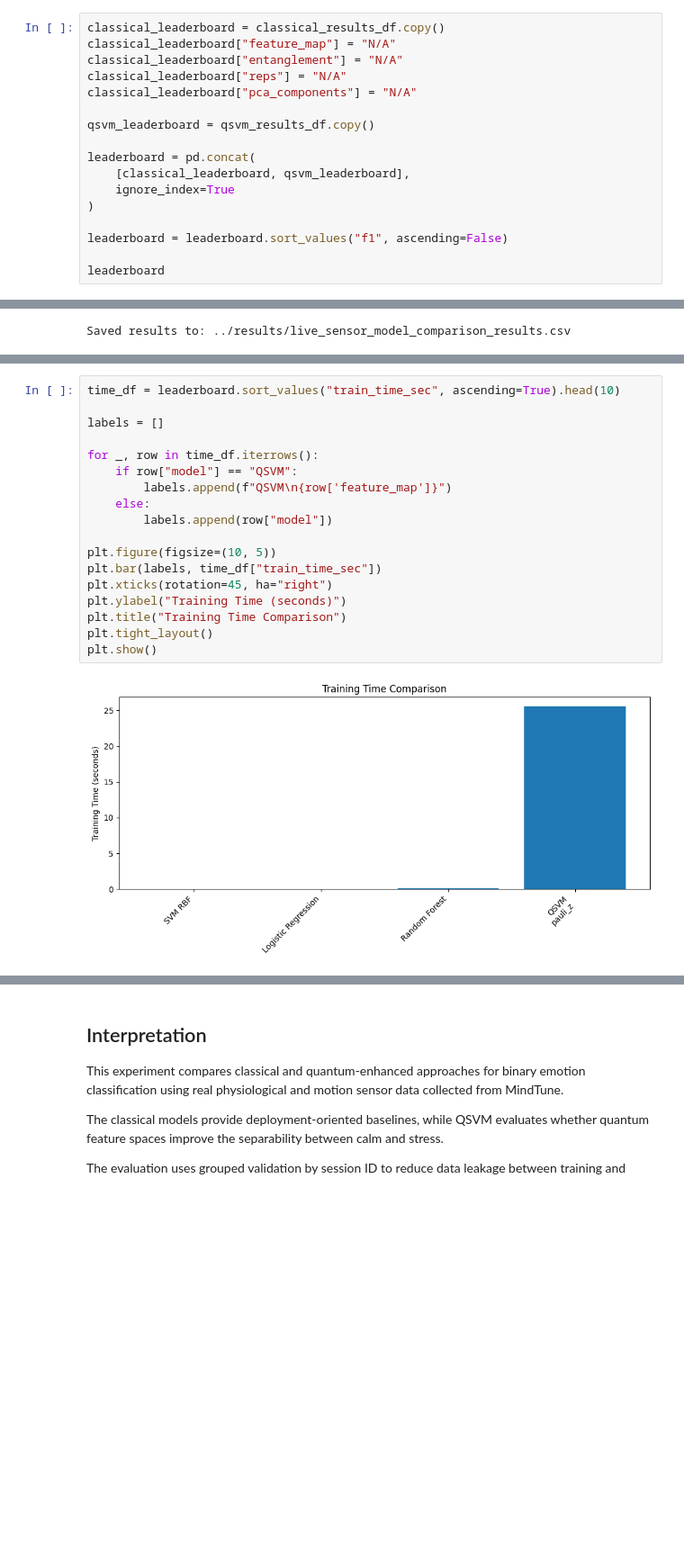
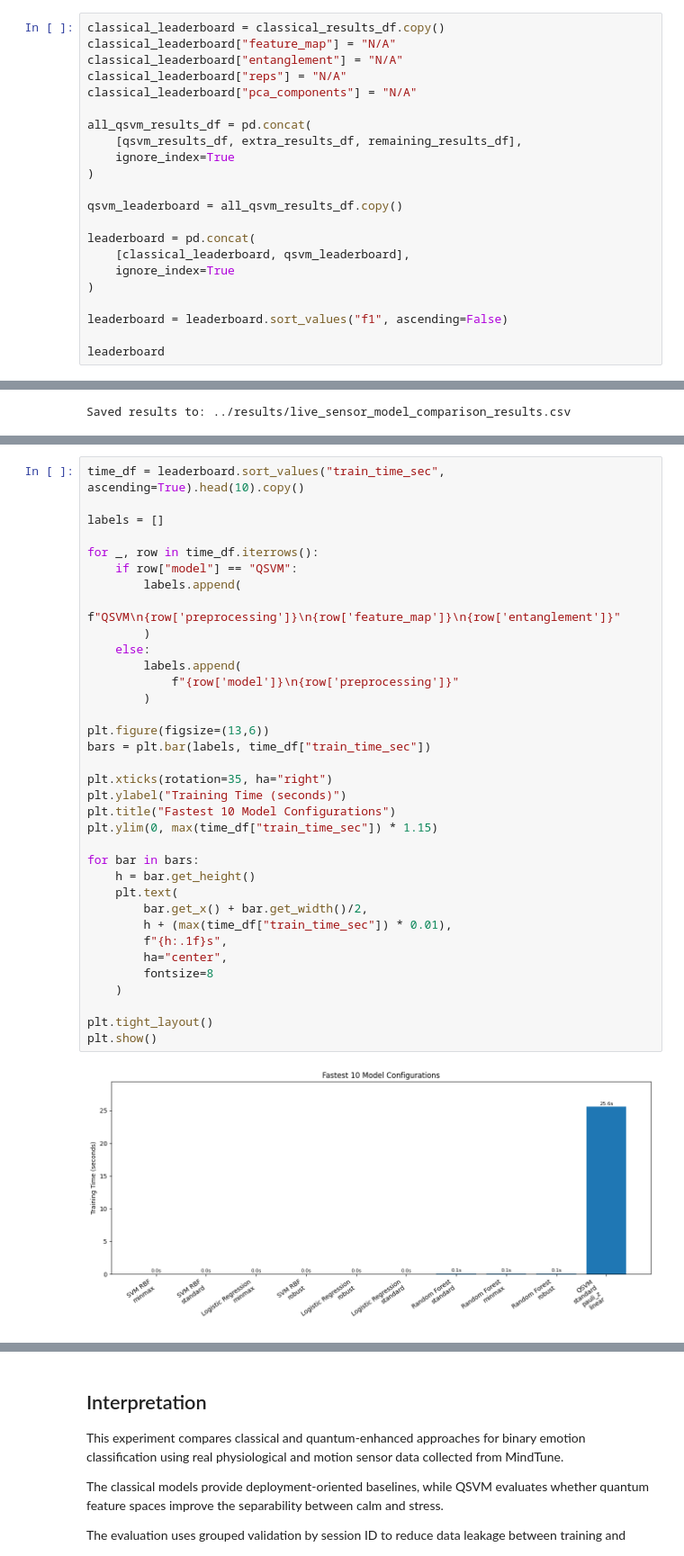
Before and after one commit to qskenza/MindTune, a Jupyter notebook: notebooks/2-live-sensor-model-comparison.ipynb, the cells around one changed output, grey strips where cells are left out. Shown at 90% size. Saved outputs shown, nothing was run; the diff lists cells and outputs as text; blank space fills up the shorter version.

```diff
--- a/notebooks/2-live-sensor-model-comparison.ipynb
+++ b/notebooks/2-live-sensor-model-comparison.ipynb
@@ -566,7 +778,12 @@ classical_leaderboard["entanglement"] = "N/A"
 classical_leaderboard["reps"] = "N/A"
 classical_leaderboard["pca_components"] = "N/A"
 
-qsvm_leaderboard = qsvm_results_df.copy()
+all_qsvm_results_df = pd.concat(
+    [qsvm_results_df, extra_results_df, remaining_results_df],
+    ignore_index=True
+)
+
+qsvm_leaderboard = all_qsvm_results_df.copy()
 
 leaderboard = pd.concat(
     [classical_leaderboard, qsvm_leaderboard],
@@ -625,23 +859,40 @@ plt.show()
 # %%
-time_df = leaderboard.sort_values("train_time_sec", ascending=True).head(10)
+time_df = leaderboard.sort_values("train_time_sec", ascending=True).head(10).copy()
 
 labels = []
 
 for _, row in time_df.iterrows():
     if row["model"] == "QSVM":
-        labels.append(f"QSVM\n{row['feature_map']}")
+        labels.append(
+            f"QSVM\n{row['preprocessing']}\n{row['feature_map']}\n{row['entanglement']}"
+        )
     else:
-        labels.append(row["model"])
+        labels.append(
+            f"{row['model']}\n{row['preprocessing']}"
+        )
 
-plt.figure(figsize=(10, 5))
-plt.bar(labels, time_df["train_time_sec"])
-plt.xticks(rotation=45, ha="right")
+plt.figure(figsize=(13,6))
+bars = plt.bar(labels, time_df["train_time_sec"])
+
+plt.xticks(rotation=35, ha="right")
 plt.ylabel("Training Time (seconds)")
-plt.title("Training Time Comparison")
+plt.title("Fastest 10 Model Configurations")
+plt.ylim(0, max(time_df["train_time_sec"]) * 1.15)
+
+for bar in bars:
+    h = bar.get_height()
+    plt.text(
+        bar.get_x() + bar.get_width()/2,
+        h + (max(time_df["train_time_sec"]) * 0.01),
+        f"{h:.1f}s",
+        ha="center",
+        fontsize=8
+    )
+
 plt.tight_layout()
 plt.show()
 # %% [output]
-[figure, old version]
+[figure, new version]
 # %%
 best_classical = classical_results_df.sort_values("f1", ascending=False).iloc[0]
 
```
Also changed, not shown: parts of 10 cells of this notebook, 1 other file.
